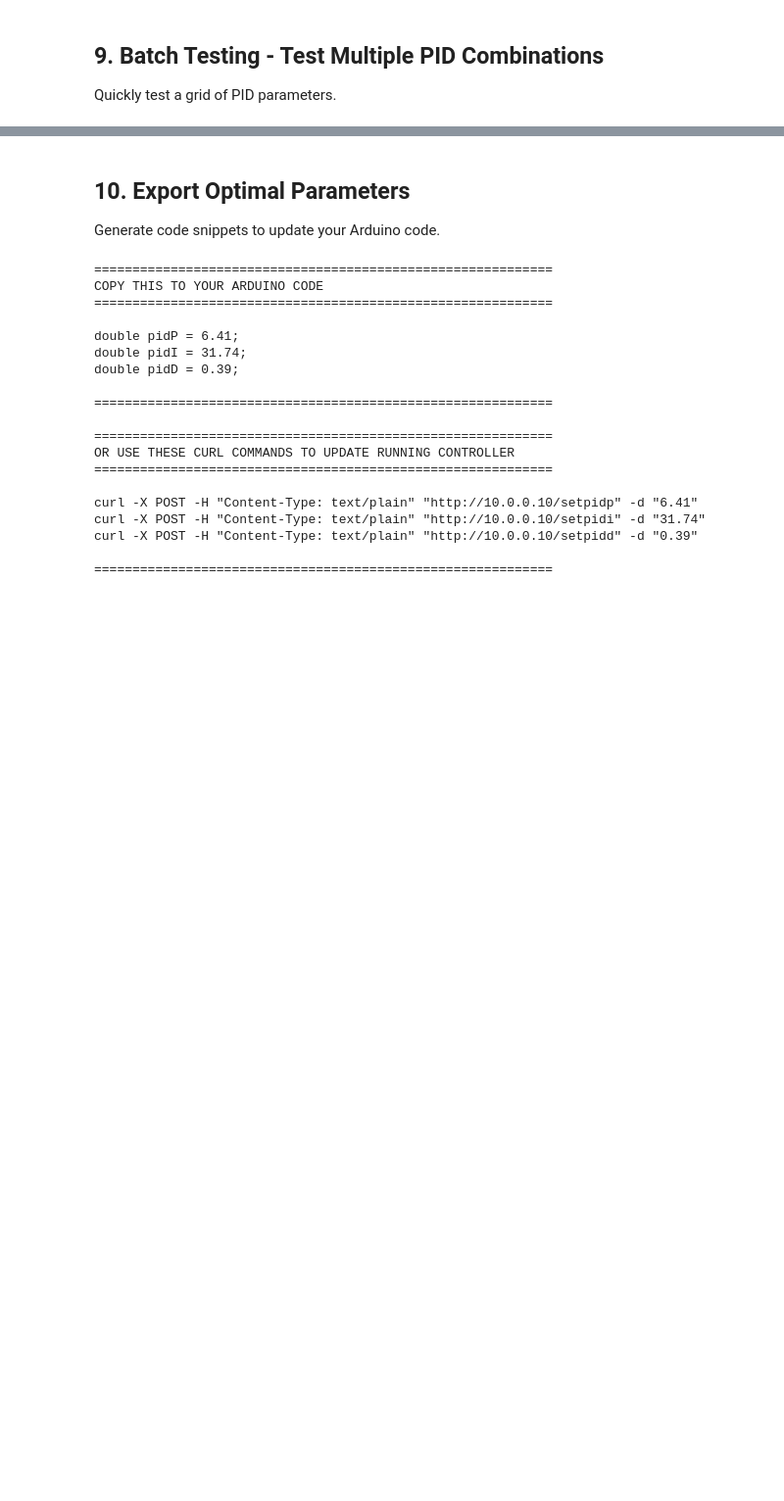
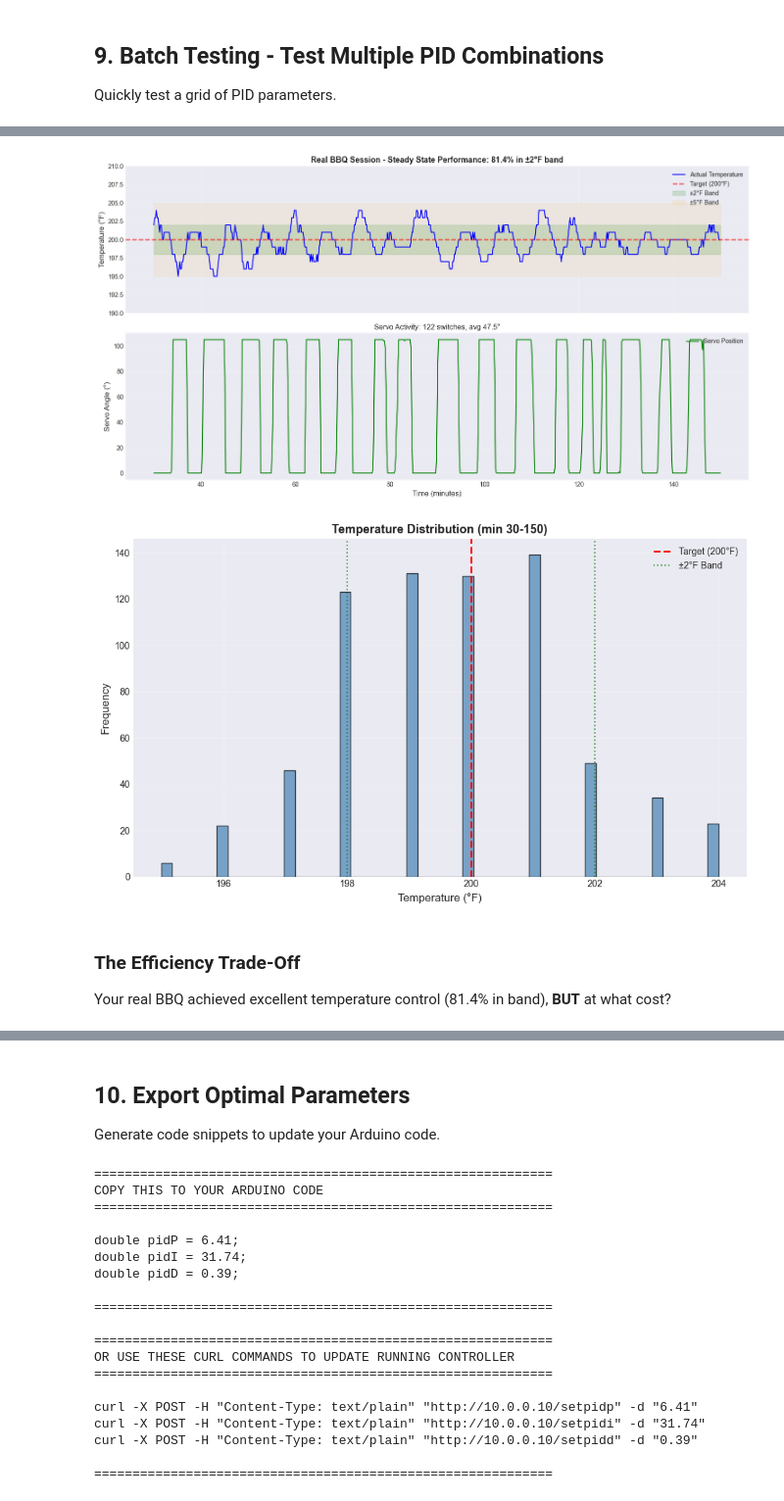
Before and after one commit to KentuLiveAccount/ESP8266Arduino, a Jupyter notebook: BBQ-V2/pid_tuning/grill_pid_analysis.ipynb, the cells around one changed output, grey strips where cells are left out. Shown at 98% size. Drawn from its saved outputs; the diff is of its cells as text; code cells hidden in the pictures; blank space fills up the shorter version.

```diff
--- a/BBQ-V2/pid_tuning/grill_pid_analysis.ipynb
+++ b/BBQ-V2/pid_tuning/grill_pid_analysis.ipynb
@@ -1789,0 +3936,49 @@ Quickly test a grid of PID parameters.
+# %%
+# Plot real-world temperature profile during steady-state
+fig, axes = plt.subplots(2, 1, figsize=(15, 8), sharex=True)
+
+time_plot = steady_df['time_minutes'].values
+
+# Temperature plot
+axes[0].plot(time_plot, steady_df['grill_temp'], 'b-', linewidth=1.5, label='Actual Temperature')
+axes[0].axhline(y=target, color='red', linestyle='--', linewidth=2, alpha=0.7, label=f'Target ({target:.0f}°F)')
+axes[0].fill_between(time_plot, target-2, target+2, alpha=0.15, color='green', label='±2°F Band')
+axes[0].fill_between(time_plot, target-5, target+5, alpha=0.08, color='orange', label='±5°F Band')
+axes[0].set_ylabel('Temperature (°F)', fontsize=12)
+axes[0].set_title(f'Real BBQ Session - Steady State Performance: {in_band_2:.1f}% in ±2°F band',
+                 fontsize=13, fontweight='bold')
+axes[0].legend(loc='upper right')
+axes[0].grid(True, alpha=0.3)
+axes[0].set_ylim(target-10, target+10)
+
+# Servo angle plot
+axes[1].plot(time_plot, steady_df['servo_angle'], 'g-', linewidth=1.5, label='Servo Position')
+axes[1].set_ylabel('Servo Angle (°)', fontsize=12)
+axes[1].set_xlabel('Time (minutes)', fontsize=12)
+axes[1].set_title(f'Servo Activity: {servo_switches} switches, avg {avg_servo:.1f}°', fontsize=12)
+axes[1].grid(True, alpha=0.3)
+axes[1].legend(loc='upper right')
+
+plt.tight_layout()
+plt.show()
+
+# Temperature distribution histogram
+fig, ax = plt.subplots(1, 1, figsize=(10, 6))
+ax.hist(temps, bins=50, alpha=0.7, color='steelblue', edgecolor='black')
+ax.axvline(x=target, color='red', linestyle='--', linewidth=2, label=f'Target ({target:.0f}°F)')
+ax.axvline(x=target-2, color='green', linestyle=':', linewidth=1.5, alpha=0.7, label='±2°F Band')
+ax.axvline(x=target+2, color='green', linestyle=':', linewidth=1.5, alpha=0.7)
+ax.set_xlabel('Temperature (°F)', fontsize=12)
+ax.set_ylabel('Frequency', fontsize=12)
+ax.set_title(f'Temperature Distribution (min {steady_start_min}-{steady_end_min})', fontsize=13, fontweight='bold')
+ax.legend()
+ax.grid(True, alpha=0.3)
+plt.tight_layout()
+plt.show()
+# %% [output]
+[figure, added]
+[figure, added]
+# %% [markdown]
+### The Efficiency Trade-Off
+
+Your real BBQ achieved excellent temperature control (81.4% in band), **BUT** at what cost?
```
Also changed, not shown: parts of 44 cells of this notebook, 1 other file.
